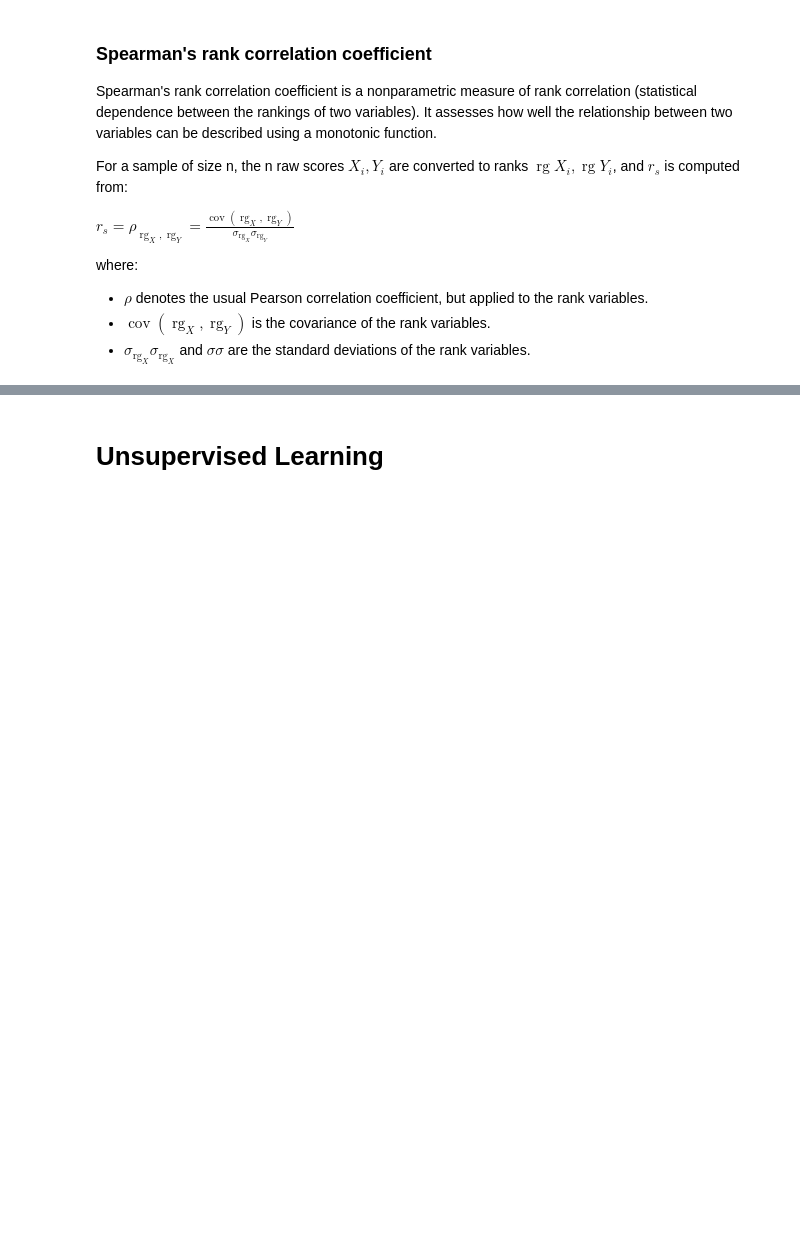
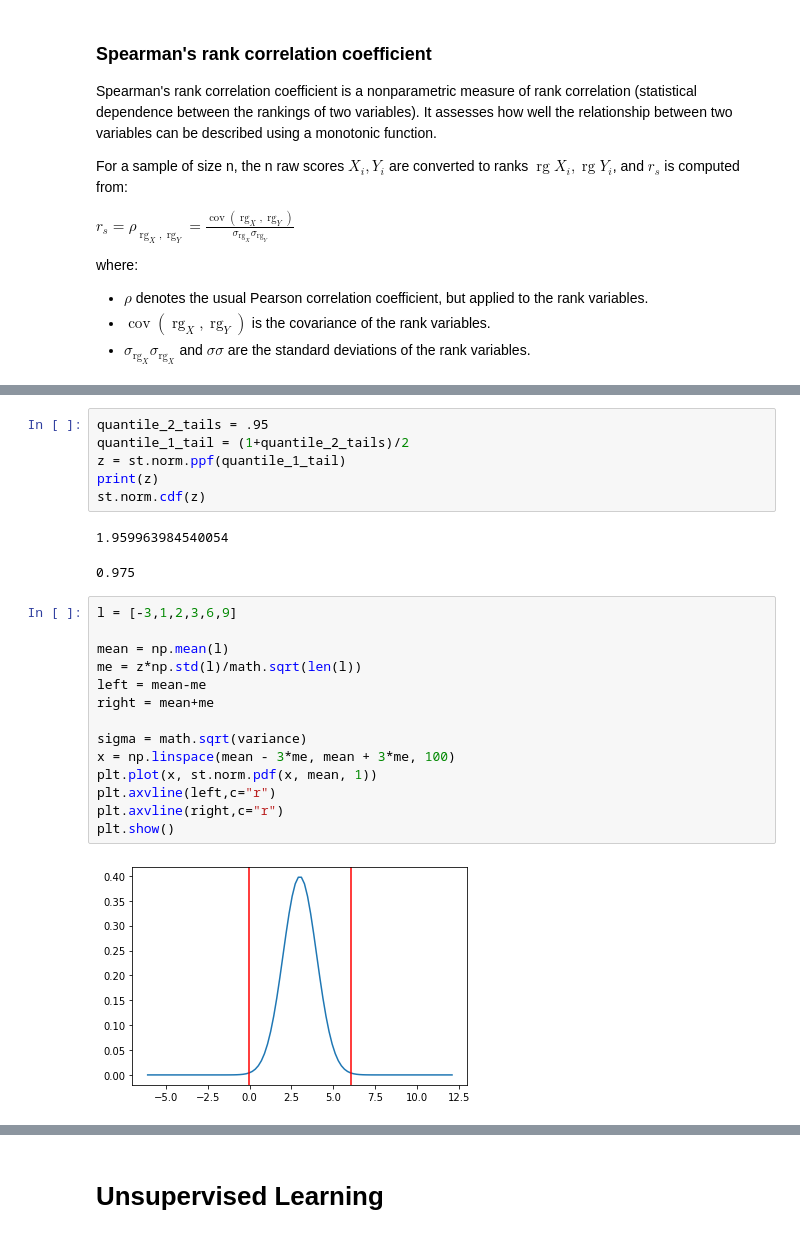
Before and after one commit to titidutarn/DataScience, a Jupyter notebook: DataScience.ipynb, the cells around one changed output, grey strips where cells are left out. Saved outputs shown, nothing was run; the diff lists cells and outputs as text; blank space fills up the shorter version.

```diff
--- a/DataScience.ipynb
+++ b/DataScience.ipynb
@@ -182,0 +236,25 @@ ${\displaystyle {\sqrt {n}}\left(S_{n}-\mu \right)\ {\xrightarrow {d}}\ N\left(0
+# %%
+quantile_2_tails = .95
+quantile_1_tail = (1+quantile_2_tails)/2
+z = st.norm.ppf(quantile_1_tail)
+print(z)
+st.norm.cdf(z)
+# %% [output]
+1.959963984540054
+0.975
+# %%
+l = [-3,1,2,3,6,9]
+
+mean = np.mean(l)
+me = z*np.std(l)/math.sqrt(len(l))
+left = mean-me
+right = mean+me
+
+sigma = math.sqrt(variance)
+x = np.linspace(mean - 3*me, mean + 3*me, 100)
+plt.plot(x, st.norm.pdf(x, mean, 1))
+plt.axvline(left,c="r")
+plt.axvline(right,c="r")
+plt.show()
+# %% [output]
+[figure, added]
```
Also changed, not shown: parts of 26 cells of this notebook.
